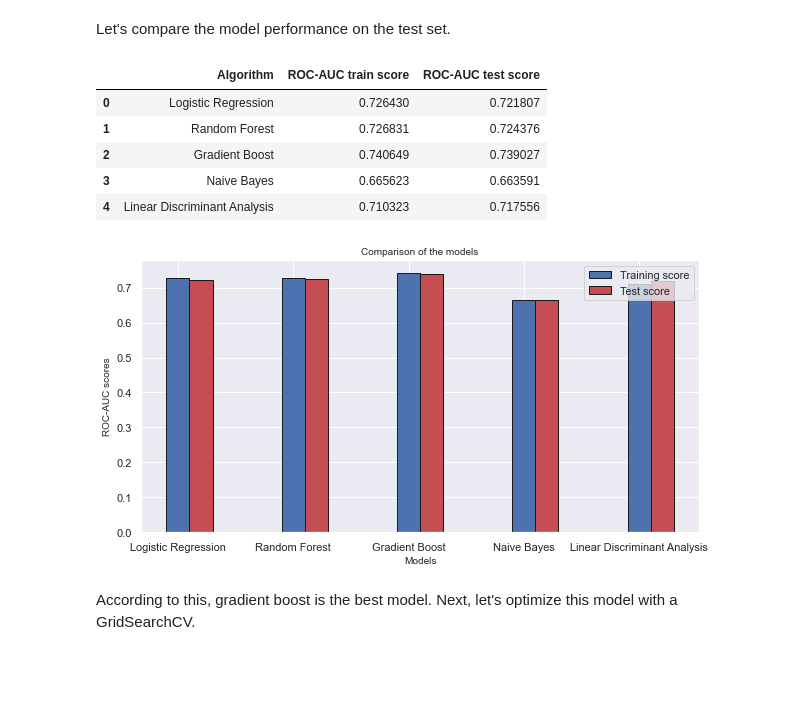
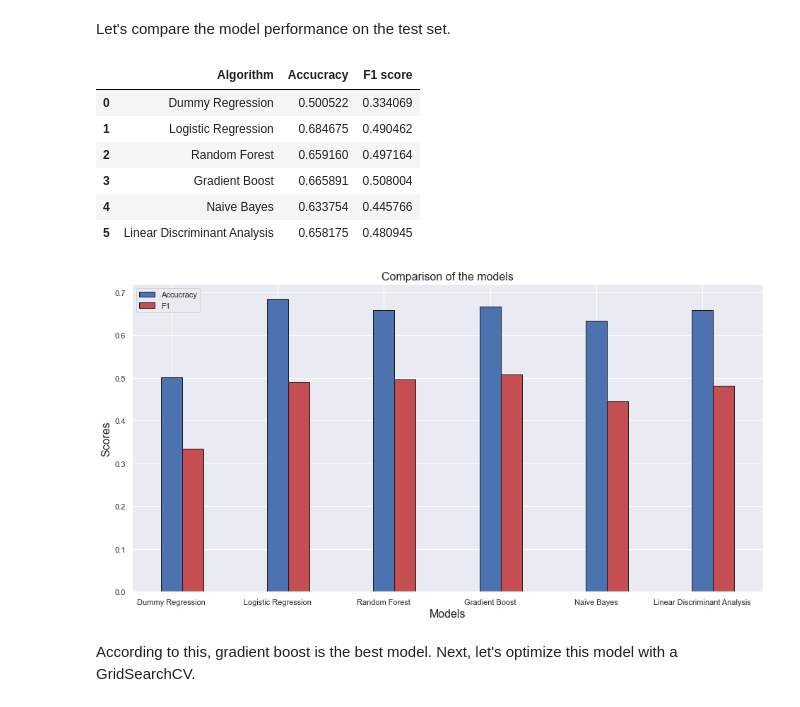
Before and after one commit to mnguyen494/Capstone-SpringBoard-2, a Jupyter notebook: Modeling.ipynb, the cells around one changed output. Drawn from its saved outputs; the diff is of its cells as text; code cells hidden in the pictures; blank space fills up the shorter version.

```diff
--- a/Modeling.ipynb
+++ b/Modeling.ipynb
@@ -286,6 +328,7 @@ from xgboost import XGBClassifier
 xgb_clf=XGBClassifier(n_estimators=20,learning_rate=0.03,max_depth=5,subsample=0.6,colsample_bytree= 0.6,reg_alpha= 10,seed=42)
 results = clf_model(xgb_clf, X_train, y_train, X_test)
 xgb_accuracy=accuracy_score(y_test,results[0])
+xgb_f1=f1_score(y_test,results[0])
 model_evaluation(y_test, results[0], results[1])
 model_xgb=results[2]
 # %% [output]
@@ -362,6 +405,7 @@ from sklearn.naive_bayes import GaussianNB
 nb = GaussianNB()
 results = clf_model(nb, X_train, y_train, X_test)
 nb_accuracy=accuracy_score(y_test,results[0])
+nb_f1=f1_score(y_test,results[0])
 model_evaluation(y_test, results[0], results[1])
 model_nb=results[2]
 # %% [output]
@@ -406,6 +450,7 @@ from sklearn.discriminant_analysis import LinearDiscriminantAnalysis
 LDA = LinearDiscriminantAnalysis()
 results = clf_model(LDA, X_train, y_train, X_test)
 LDA_accuracy=accuracy_score(y_test,results[0])
+LDA_f1=f1_score(y_test,results[0])
 model_evaluation(y_test, results[0], results[1])
 model_LDA=results[2]
 # %% [output]
@@ -446,35 +491,38 @@ Standard deviation in cv test scores: 0.0011300769414217889
 # %% [markdown]
 Let's compare the model performance on the test set.
 # %%
-modelLabels = [ 'Logistic Regression','Random Forest','Gradient Boost', 'Naive Bayes','Linear Discriminant Analysis']
+modelLabels = [ 'Dummy Regression', 'Logistic Regression','Random Forest','Gradient Boost', 'Naive Bayes','Linear Discriminant Analysis']
 score_test= [cv_scores_lr_test,cv_scores_rfc_test,cv_scores_xgb_test,cv_scores_nb_test,cv_scores_LDA_test]
 score_train= [cv_scores_lr_train,cv_scores_rfc_train,cv_scores_xgb_train,cv_scores_nb_train,cv_scores_LDA_train]
-score_tab = pd.DataFrame(list(zip(modelLabels, score_train, score_test)),
-               columns =['Algorithm', 'ROC-AUC train score', 'ROC-AUC test score' ])
+accucracy_test= [dcs_accuracy,logreg_accuracy,rfc_accuracy,xgb_accuracy,nb_accuracy,LDA_accuracy]
+f1_test= [dcs_f1,logreg_f1,rfc_f1,xgb_f1,nb_f1,LDA_f1]
+score_tab = pd.DataFrame(list(zip(modelLabels, accucracy_test, f1_test)),
+               columns =['Algorithm', 'Accucracy', 'F1 score' ])
 
 score_tab
 # %% [output]
-|  | Algorithm | ROC-AUC train score | ROC-AUC test score |
-| 0 | Logistic Regression | 0.726430 | 0.721807 |
-| 1 | Random Forest | 0.726831 | 0.724376 |
-| 2 | Gradient Boost | 0.740649 | 0.739027 |
-| 3 | Naive Bayes | 0.665623 | 0.663591 |
-| 4 | Linear Discriminant Analysis | 0.710323 | 0.717556 |
+|  | Algorithm | Accucracy | F1 score |
+| 0 | Dummy Regression | 0.500522 | 0.334069 |
+| 1 | Logistic Regression | 0.684675 | 0.490462 |
+| 2 | Random Forest | 0.659160 | 0.497164 |
+| 3 | Gradient Boost | 0.665891 | 0.508004 |
+| 4 | Naive Bayes | 0.633754 | 0.445766 |
+| 5 | Linear Discriminant Analysis | 0.658175 | 0.480945 |
 # %%
-index1=[1,2,3,4,5]
-index2=[1.2,2.2,3.2,4.2,5.2]
-plt.figure(figsize=(10,5))
-plt.xlabel('Models',fontsize=10)
-plt.ylabel ('ROC-AUC scores',fontsize=10)
-plt.title('Comparison of the models',fontsize=10)
-_=plt.bar(index1,score_train,color='b',label='Training score',edgecolor='k',width=0.2)
-_=plt.bar(index2,score_test,color='r',label='Test score',edgecolor='k',width=0.2)
-plt.xticks([1,2,3,4,5], modelLabels)
+index1=[1,2,3,4,5,6]
+index2=[1.2,2.2,3.2,4.2,5.2,6.2]
+plt.figure(figsize=(16,8))
+plt.xlabel('Models',fontsize=16)
+plt.ylabel ('Scores',fontsize=16)
+plt.title('Comparison of the models',fontsize=16)
+_=plt.bar(index1,accucracy_test,color='b',label='Accucracy',edgecolor='k',width=0.2)
+_=plt.bar(index2,f1_test,color='r',label='F1',edgecolor='k',width=0.2)
+plt.xticks([1,2,3,4,5,6], modelLabels)
 plt.legend()
 plt.savefig("ModelCompare.png")
 plt.show()
 # %% [output]
-[figure, old version]
+[figure, new version]
 # %% [markdown]
 According to this, gradient boost is the best model. Next, let's optimize this model with a GridSearchCV.
 # %%
```
Also changed, not shown: parts of 15 cells of this notebook, 7 other files.
